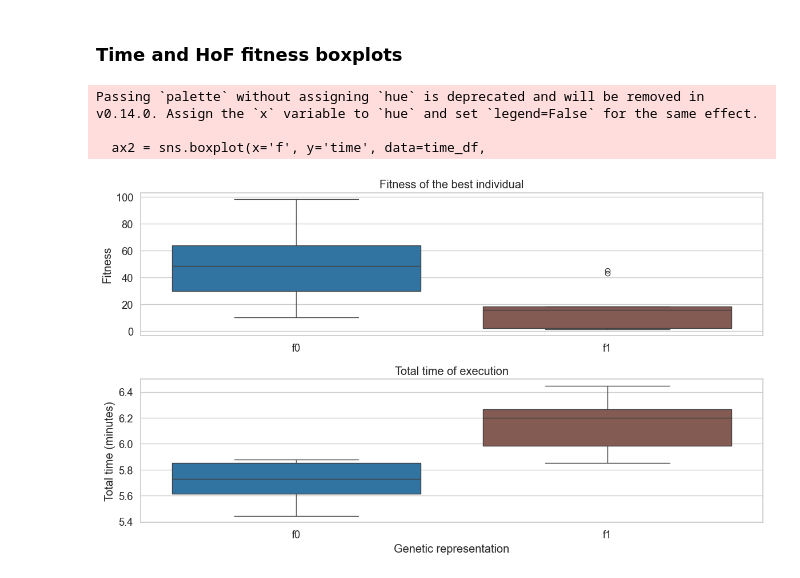
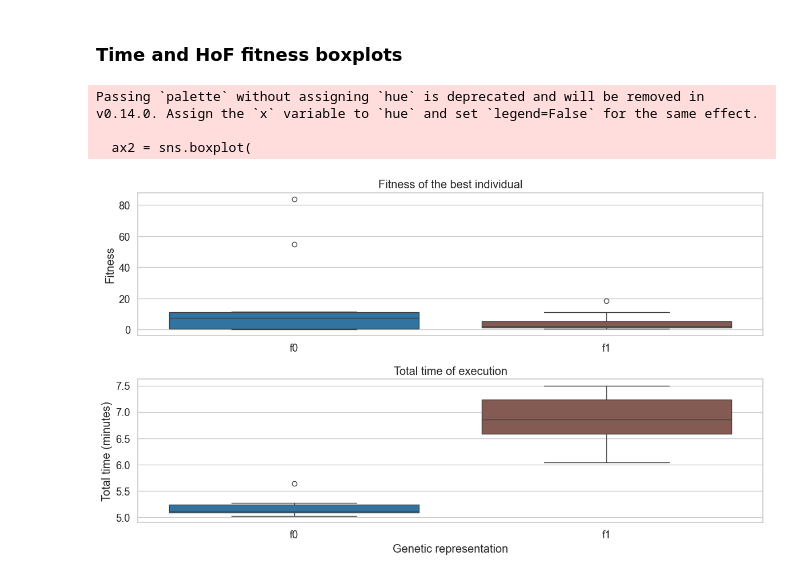
Before and after one commit to kapiblue/frams-gecco-2024, a Jupyter notebook: make_plots.ipynb, the cells around one changed output. Saved outputs shown, nothing was run; the diff lists cells and outputs as text; code cells hidden in the pictures.

Commit message:
Add baseline script

```diff
--- a/make_plots.ipynb
+++ b/make_plots.ipynb
@@ -41,8 +47,8 @@ Max generation: 50
 time_data = []
 
 # Time files are saved in the same folder as logs
-log_folder = "logs"
-files = glob(os.path.join(log_folder, "*_time.txt"))
+log_folder = "logs_baseline"
+files = glob(os.path.join(log_folder, "*-time.txt"))
 for file in files:
     f_type = file.split("-")[1]
     run = file.split("-")[-1].split("_")[0]
@@ -75,7 +81,7 @@ for i, (gen_rep, group) in enumerate(grouped_df):
     for j, (run, run_group) in enumerate(run_grouped_df):
         ax.plot(
             run_group["nevals"].cumsum(),
-            run_group["max"],
+            run_group["best"],
             label=gen_rep,
             color=color_dict[gen_rep],
         )
@@ -101,37 +104,0 @@ fig.savefig(f"best_individual_{gen}.pdf")
-# %%
-fig, ax = plt.subplots(figsize=(12, 7))
-
-# Group the dataframe by genetic representation
-grouped_df = total_df.groupby("f")
-
-# Plot each group as a separate line
-for i, (gen_rep, group) in enumerate(grouped_df):
-    run_grouped_df = group.groupby("run")
-    # Gather the data for each run
-    runs_data = []
-    nevals_data = []
-    for j, (run, run_group) in enumerate(run_grouped_df):
-        runs_data.append(run_group["max"].to_numpy())
-        nevals_data.append(run_group["nevals"].cumsum().to_numpy())
-    # Aggregate the data
-    complete_data = np.array(runs_data)
-    means = np.mean(complete_data, axis=0)
-    stds = np.std(complete_data, axis=0)
-    # Average the number of evaluations for x axis
-    nevals_data = np.array(nevals_data)
-    nevals = np.mean(nevals_data, axis=0)
-    # Plot the aggregated data
-    ax.plot(nevals, means, label=gen_rep, color=color_dict[gen_rep])
-    ax.fill_between(
-        nevals, means - stds, means + stds, alpha=0.2, color=color_dict[gen_rep]
-    )
-
-# Add labels and title
-ax.set_xlabel("Number of evaluations")
-ax.set_ylabel("Fitness")
-ax.set_title("Best Individual over generations (means and stds)")
-plt.legend()
-
-# Show the plot
-plt.show()
-fig.savefig(f"agg_best_individual_{gen}.pdf")
@@ -152,35 +117,35 @@ for i, (gen_rep, group) in enumerate(grouped_df):
     # Gather the data for each run
     runs_data = []
     for j, (run, run_group) in enumerate(run_grouped_df):
-        runs_data.append(run_group["max"].max())
+        runs_data.append(run_group["best"].max())
     gen_rep_data.append(runs_data)
     gen_rep_labels.append(gen_rep)
 sns.boxplot(gen_rep_data, palette=list(color_dict.values()), ax=ax1)
 ax1.set_xticklabels(gen_rep_labels)
 
 time_df["time"] = time_df["time"] / 60
 ax2 = sns.boxplot(
     x="f",
     y="time",
     data=time_df,
     order=list(color_dict.keys()),
     palette=list(color_dict.values()),
     ax=ax2,
 )
 
 # Add labels and title
 ax1.set_ylabel("Fitness")
 ax1.set_title("Fitness of the best individual")
 ax2.set_xlabel("Genetic representation")
 ax2.set_ylabel("Total time (minutes)")
 ax2.set_title("Total time of execution")
 
 fig.tight_layout()
 # Show the plot
 plt.show()
 fig.savefig(f"hof_boxplot_fitness_{gen}.pdf")
 # %% [output]
 Passing `palette` without assigning `hue` is deprecated and will be removed in v0.14.0. Assign the `x` variable to `hue` and set `legend=False` for the same effect.
 
-  ax2 = sns.boxplot(x='f', y='time', data=time_df,
+  ax2 = sns.boxplot(
-[figure, old version]
+[figure, new version]
```
Also changed, not shown: parts of 6 cells of this notebook, 4 other files.
